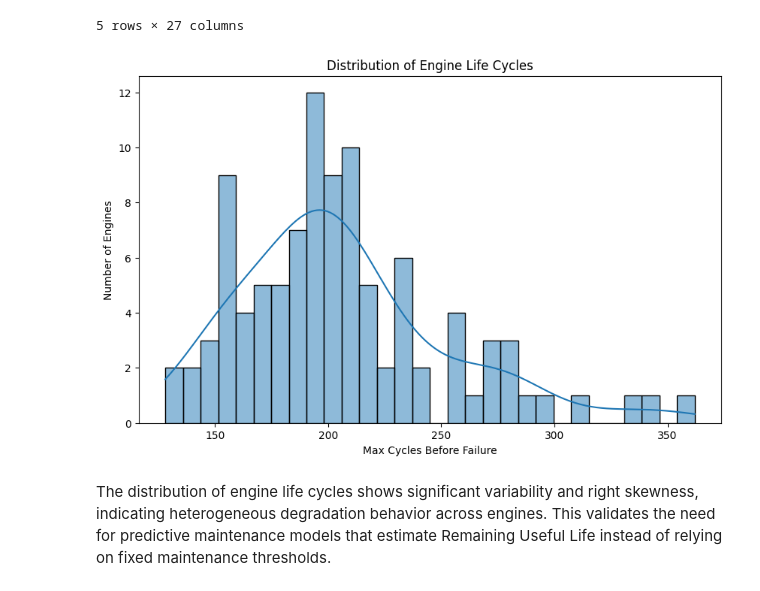
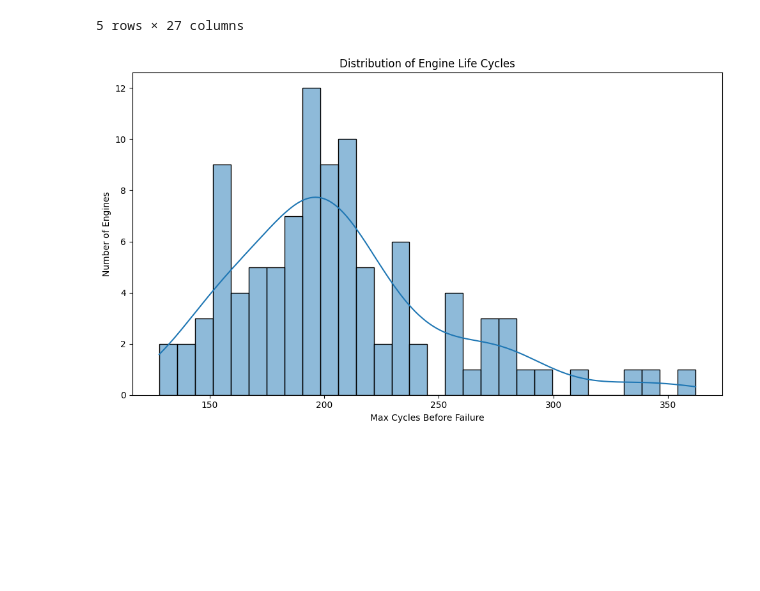
Before and after one commit to AKHIL572/Predictive-Maintenance-System-Using-Sensor-Data-RUL-Prediction-, a Jupyter notebook: notebooks/2_eda.ipynb, the cells around one changed output. Drawn from its saved outputs; the diff is of its cells as text; code cells hidden in the pictures; blank space fills up the shorter version.

```diff
--- a/notebooks/2_eda.ipynb
+++ b/notebooks/2_eda.ipynb
@@ -30,18 +29,17 @@ df.head()
 # %%
 # ==============================
 # 3. ENGINE LIFETIME ANALYSIS
 # ==============================
 engine_life = df.groupby("engine_id")["cycle"].max()
 
 plt.figure(figsize=(10, 6))
 sns.histplot(engine_life, bins=30, kde=True)
 plt.title("Distribution of Engine Life Cycles")
 plt.xlabel("Max Cycles Before Failure")
 plt.ylabel("Number of Engines")
+plt.tight_layout()
 plt.show()
 # %% [output]
-[figure, old version]
+[figure, new version]
-# %% [markdown]
-The distribution of engine life cycles shows significant variability and right skewness, indicating heterogeneous degradation behavior across engines. This validates the need for predictive maintenance models that estimate Remaining Useful Life instead of relying on fixed maintenance thresholds.
 # %%
 # ==============================
```
Also changed, not shown: parts of 15 cells of this notebook, 11 other files.
